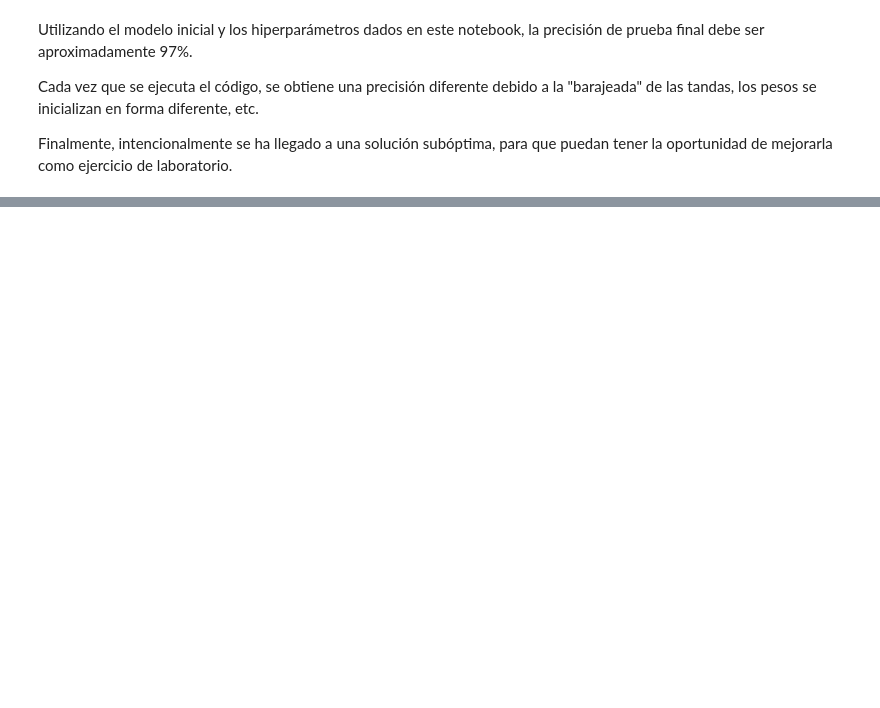
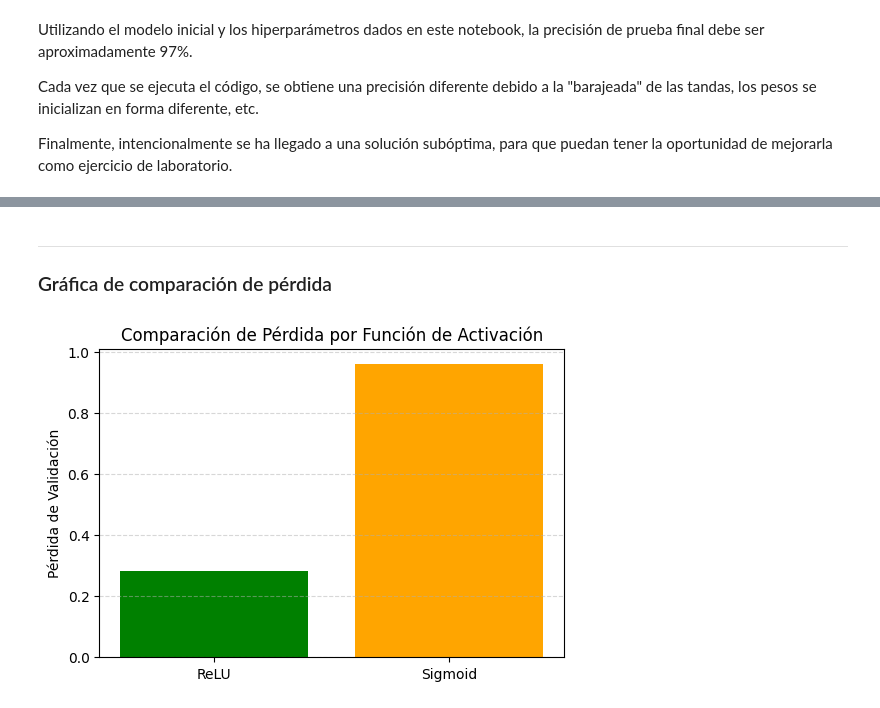
Before and after one commit to nancygmm/Lab2-DT, a Jupyter notebook: TensorFlow_MNIST-TF2.12+.ipynb, the cells around one changed output, grey strips where cells are left out. Cells and saved outputs as stored; diff of their text form; code cells hidden in the pictures; blank space fills up the shorter version.

```diff
--- a/TensorFlow_MNIST-TF2.12+.ipynb
+++ b/TensorFlow_MNIST-TF2.12+.ipynb
@@ -224,0 +252,14 @@ Finalmente, intencionalmente se ha llegado a una solución subóptima, para que
+# %% [markdown]
+---
+### Gráfica de comparación de pérdida
+# %%
+val_loss = [0.2817, 0.9614]
+
+plt.figure(figsize=(6, 4))
+plt.bar(activaciones, val_loss, color=['green', 'orange'])
+plt.ylabel('Pérdida de Validación')
+plt.title('Comparación de Pérdida por Función de Activación')
+plt.grid(axis='y', linestyle='--', alpha=0.5)
+plt.show()
+# %% [output]
+[figure, added]
```
Also changed, not shown: parts of 8 cells of this notebook.
